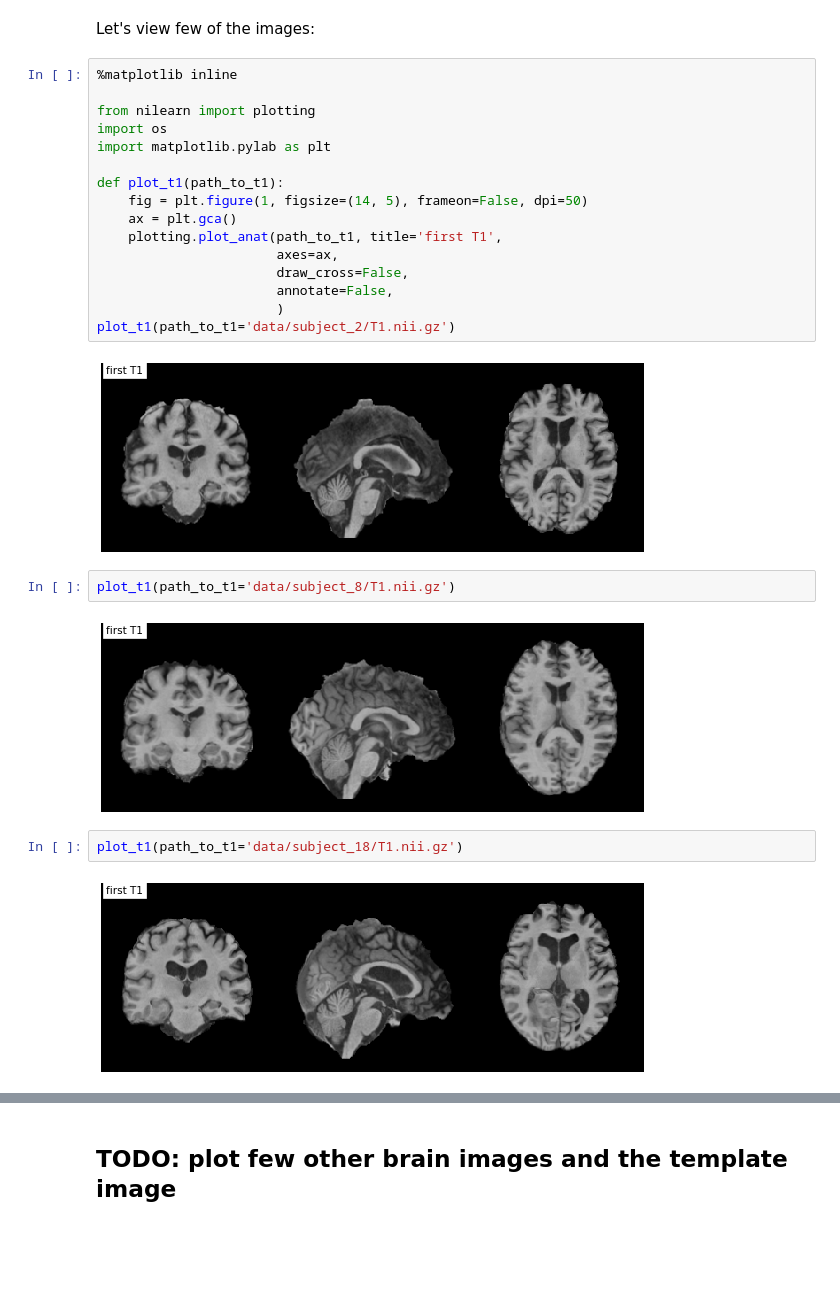
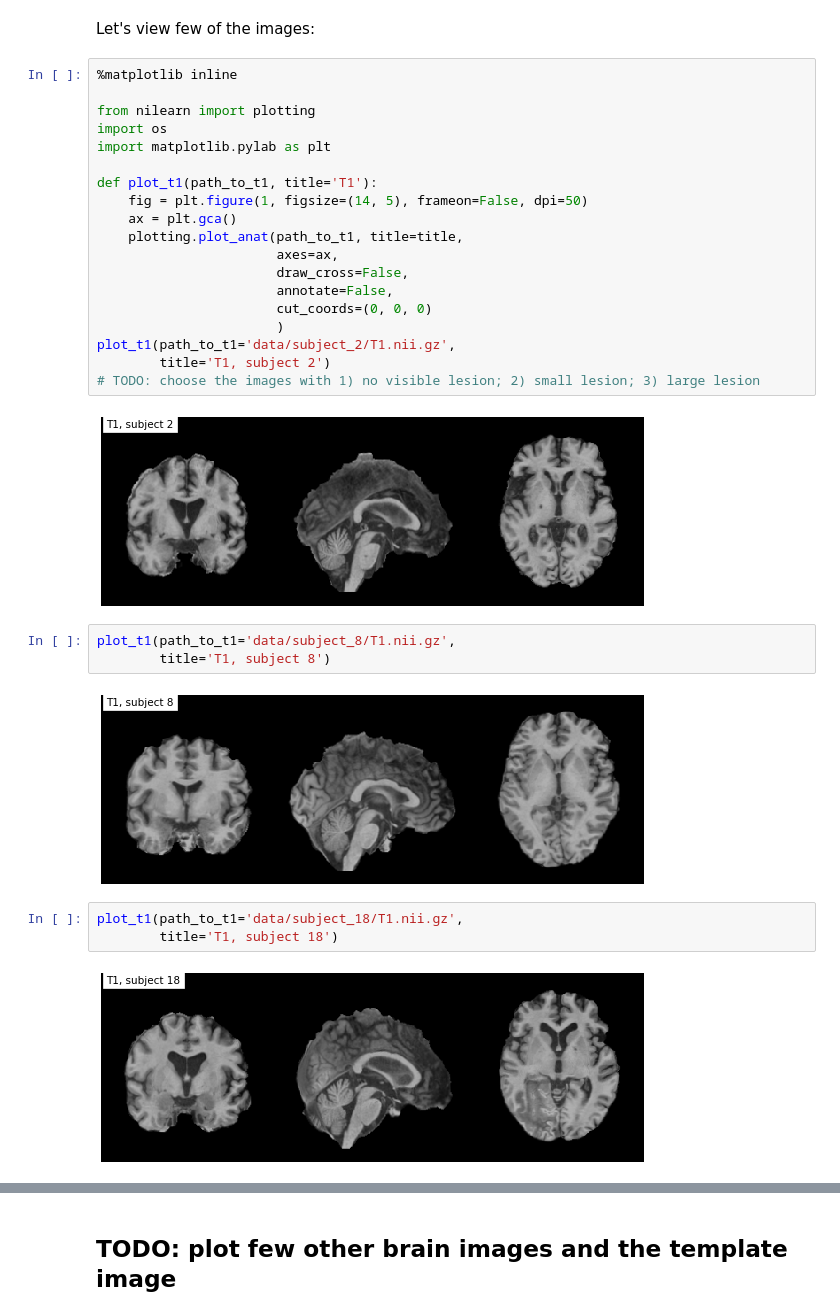
Before and after one commit to ramp-kits/stroke_lesions, a Jupyter notebook: stroke_starting_kit.ipynb, the cells around one changed output, grey strips where cells are left out. Saved outputs shown, nothing was run; the diff lists cells and outputs as text; blank space fills up the shorter version.

```diff
--- a/stroke_starting_kit.ipynb
+++ b/stroke_starting_kit.ipynb
@@ -103,27 +103,32 @@ Let's view few of the images:
 # %%
 %matplotlib inline
 
 from nilearn import plotting
 import os
 import matplotlib.pylab as plt
 
-def plot_t1(path_to_t1):
+def plot_t1(path_to_t1, title='T1'):
     fig = plt.figure(1, figsize=(14, 5), frameon=False, dpi=50)
     ax = plt.gca()
-    plotting.plot_anat(path_to_t1, title='first T1',
+    plotting.plot_anat(path_to_t1, title=title,
                        axes=ax,
                        draw_cross=False,
                        annotate=False,
+                       cut_coords=(0, 0, 0)
                        )
-plot_t1(path_to_t1='data/subject_2/T1.nii.gz')
+plot_t1(path_to_t1='data/subject_2/T1.nii.gz',
+        title='T1, subject 2')
+# TODO: choose the images with 1) no visible lesion; 2) small lesion; 3) large lesion
 # %% [output]
-[figure, old version]
+[figure, new version]
 # %%
-plot_t1(path_to_t1='data/subject_8/T1.nii.gz')
+plot_t1(path_to_t1='data/subject_8/T1.nii.gz',
+        title='T1, subject 8')
 # %% [output]
-[figure, old version]
+[figure, new version]
 # %%
-plot_t1(path_to_t1='data/subject_18/T1.nii.gz')
+plot_t1(path_to_t1='data/subject_18/T1.nii.gz',
+        title='T1, subject 18')
 # %% [output]
-[figure, old version]
+[figure, new version]
 # %% [markdown]
```
Also changed, not shown: parts of 8 cells of this notebook.
